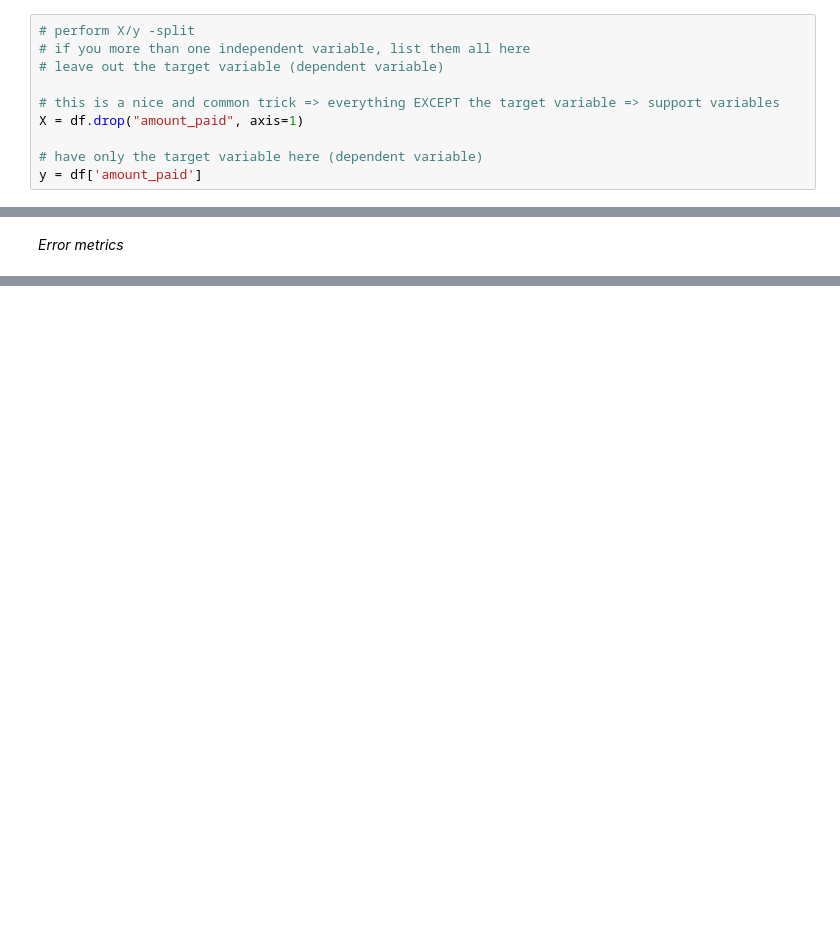
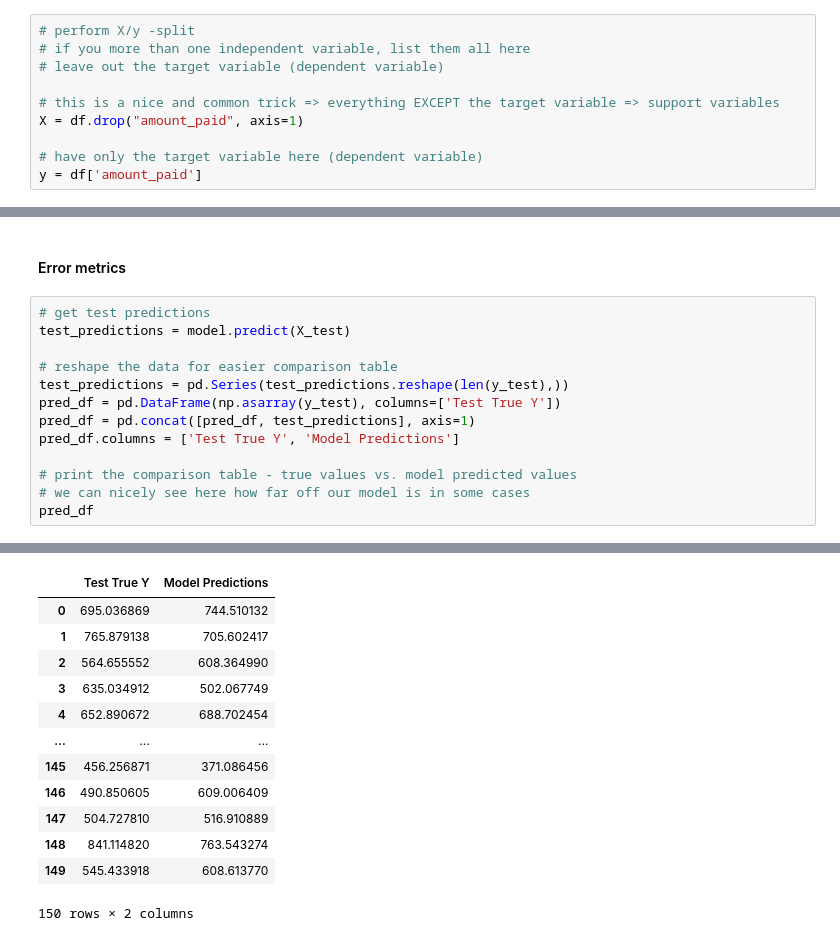
Before and after one commit to tuomasvaltanenLUAS/DeepLearningAutumn2026, a Jupyter notebook: lecture1_ann_regression_1/ann_regression_example_1.ipynb, the cells around one changed output, grey strips where cells are left out. Drawn from its saved outputs; the diff is of its cells as text; blank space fills up the shorter version.

```diff
--- a/lecture1_ann_regression_1/ann_regression_example_1.ipynb
+++ b/lecture1_ann_regression_1/ann_regression_example_1.ipynb
@@ -54,2 +159,16 @@ y = df['amount_paid']
 # %% [markdown]
-*Error metrics*
+#### Error metrics
+# %%
+# get test predictions
+test_predictions = model.predict(X_test)
+
+# reshape the data for easier comparison table
+test_predictions = pd.Series(test_predictions.reshape(len(y_test),))
+pred_df = pd.DataFrame(np.asarray(y_test), columns=['Test True Y'])
+pred_df = pd.concat([pred_df, test_predictions], axis=1)
+pred_df.columns = ['Test True Y', 'Model Predictions']
+
+# print the comparison table - true values vs. model predicted values
+# we can nicely see here how far off our model is in some cases
+pred_df
+# %% [output]
@@ -55,0 +176,13 @@ y = df['amount_paid']
+|  | Test True Y | Model Predictions |
+| 0 | 695.036869 | 744.510132 |
+| 1 | 765.879138 | 705.602417 |
+| 2 | 564.655552 | 608.364990 |
+| 3 | 635.034912 | 502.067749 |
+| 4 | 652.890672 | 688.702454 |
+| ... | ... | ... |
+| 145 | 456.256871 | 371.086456 |
+| 146 | 490.850605 | 609.006409 |
+| 147 | 504.727810 | 516.910889 |
+| 148 | 841.114820 | 763.543274 |
+| 149 | 545.433918 | 608.613770 |
+150 rows × 2 columns
```
Also changed, not shown: parts of 19 cells of this notebook.
